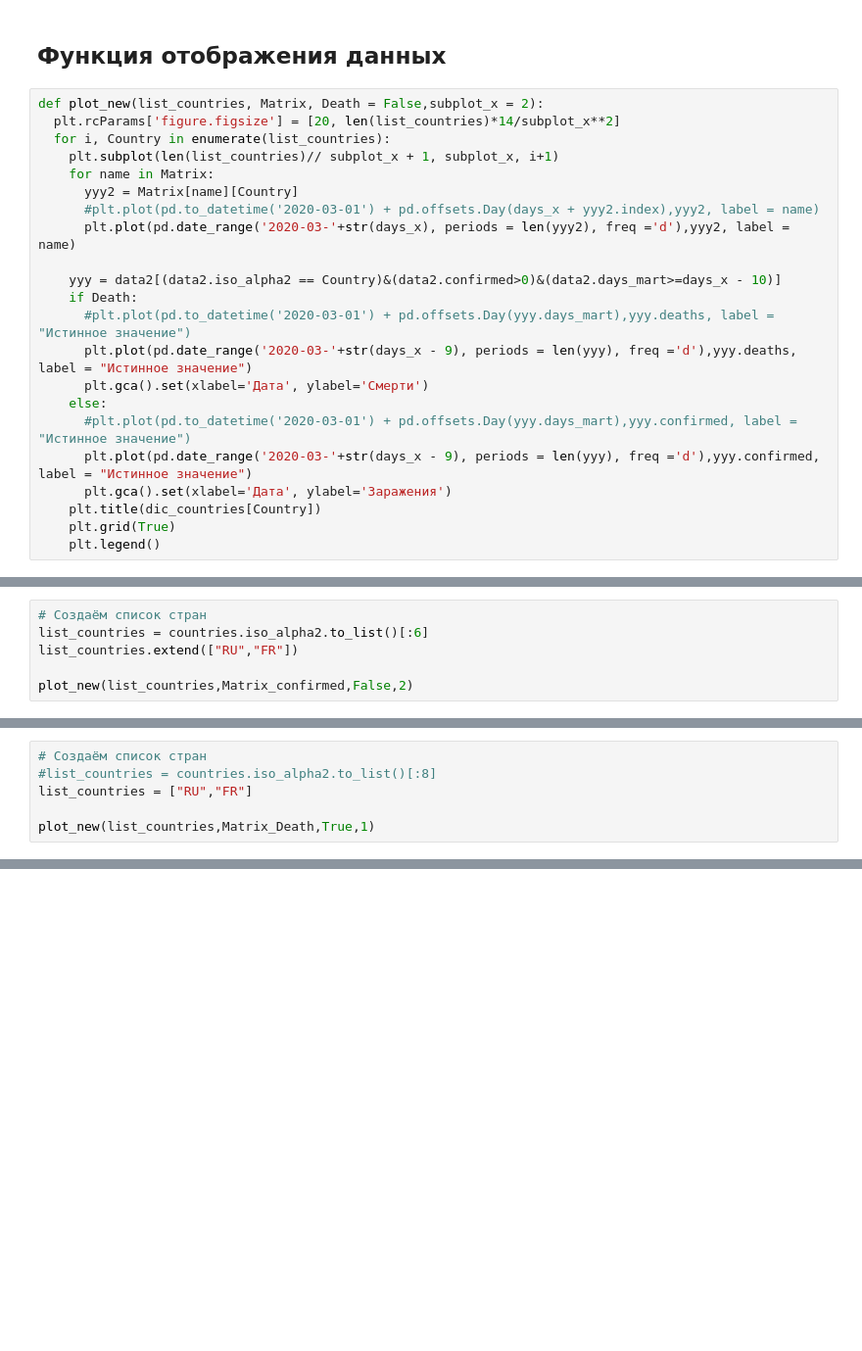
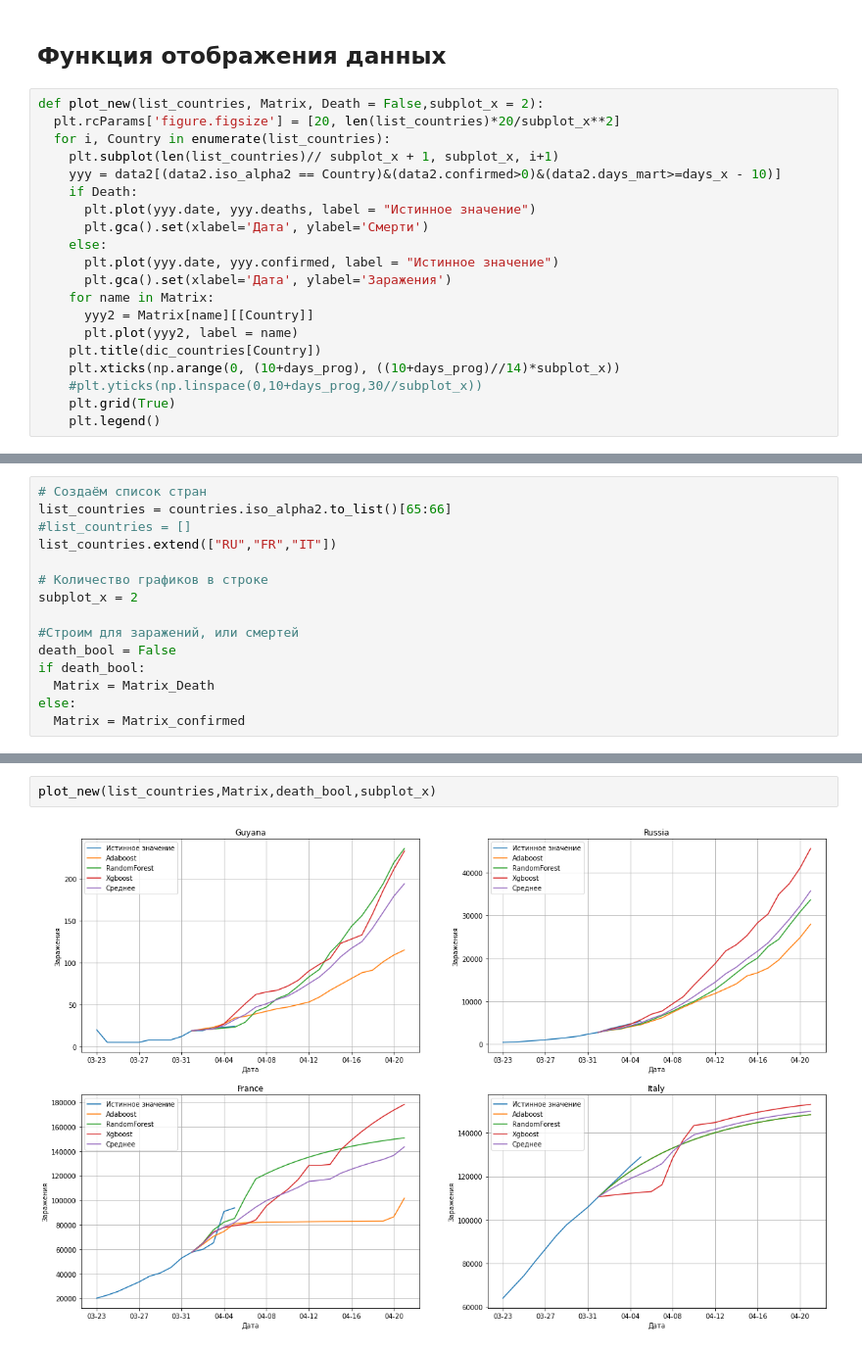
Before and after one commit to vlomme/sberbank-covid19-forecast-2020, a Jupyter notebook: covid_simple.ipynb, the cells around one changed output, grey strips where cells are left out. Shown at 98% size. Drawn from its saved outputs; the diff is of its cells as text; blank space fills up the shorter version.

```diff
--- a/covid_simple.ipynb
+++ b/covid_simple.ipynb
@@ -463,23 +441,21 @@ Matrix_Death["Среднее"] = (Matrix_Death["Xgboost"] + Matrix_Death["Слу
 ## Функция отображения данных
 # %%
 def plot_new(list_countries, Matrix, Death = False,subplot_x = 2):
-  plt.rcParams['figure.figsize'] = [20, len(list_countries)*14/subplot_x**2]
+  plt.rcParams['figure.figsize'] = [20, len(list_countries)*20/subplot_x**2]
   for i, Country in enumerate(list_countries):
     plt.subplot(len(list_countries)// subplot_x + 1, subplot_x, i+1)
-    for name in Matrix:
-      yyy2 = Matrix[name][Country]
-      #plt.plot(pd.to_datetime('2020-03-01') + pd.offsets.Day(days_x + yyy2.index),yyy2, label = name)
-      plt.plot(pd.date_range('2020-03-'+str(days_x), periods = len(yyy2), freq ='d'),yyy2, label = name)
-
     yyy = data2[(data2.iso_alpha2 == Country)&(data2.confirmed>0)&(data2.days_mart>=days_x - 10)]
     if Death:
-      #plt.plot(pd.to_datetime('2020-03-01') + pd.offsets.Day(yyy.days_mart),yyy.deaths, label = "Истинное значение")
-      plt.plot(pd.date_range('2020-03-'+str(days_x - 9), periods = len(yyy), freq ='d'),yyy.deaths, label = "Истинное значение")
+      plt.plot(yyy.date, yyy.deaths, label = "Истинное значение")
       plt.gca().set(xlabel='Дата', ylabel='Смерти')
     else:
-      #plt.plot(pd.to_datetime('2020-03-01') + pd.offsets.Day(yyy.days_mart),yyy.confirmed, label = "Истинное значение")
-      plt.plot(pd.date_range('2020-03-'+str(days_x - 9), periods = len(yyy), freq ='d'),yyy.confirmed, label = "Истинное значение")
+      plt.plot(yyy.date, yyy.confirmed, label = "Истинное значение")
       plt.gca().set(xlabel='Дата', ylabel='Заражения')
+    for name in Matrix:
+      yyy2 = Matrix[name][[Country]]
+      plt.plot(yyy2, label = name)
     plt.title(dic_countries[Country])
+    plt.xticks(np.arange(0, (10+days_prog), ((10+days_prog)//14)*subplot_x))
+    #plt.yticks(np.linspace(0,10+days_prog,30//subplot_x))
     plt.grid(True)
     plt.legend()
@@ -508,6 +464,15 @@ data2[(data2.iso_alpha2 == "RU")&(data2.confirmed>0)&(data2.days_mart>=days_x -
 # %%
 # Создаём список стран
-list_countries = countries.iso_alpha2.to_list()[:6]
-list_countries.extend(["RU","FR"])
+list_countries = countries.iso_alpha2.to_list()[65:66]
+#list_countries = []
+list_countries.extend(["RU","FR","IT"])
 
-plot_new(list_countries,Matrix_confirmed,False,2)
+# Количество графиков в строке
+subplot_x = 2
+
+#Строим для заражений, или смертей
+death_bool = False
+if death_bool:
+  Matrix = Matrix_Death
+else:
+  Matrix = Matrix_confirmed
@@ -518,6 +478,0 @@ plot_new(list_countries,Matrix_confirmed,False,2)
-# %%
-# Создаём список стран
-#list_countries = countries.iso_alpha2.to_list()[:8]
-list_countries = ["RU","FR"]
-
-plot_new(list_countries,Matrix_Death,True,1)
@@ -525,0 +481,4 @@ plot_new(list_countries,Matrix_Death,True,1)
+# %%
+plot_new(list_countries,Matrix,death_bool,subplot_x)
+# %% [output]
+[figure, added]
```
Also changed, not shown: parts of 79 cells of this notebook, 1 other file.
